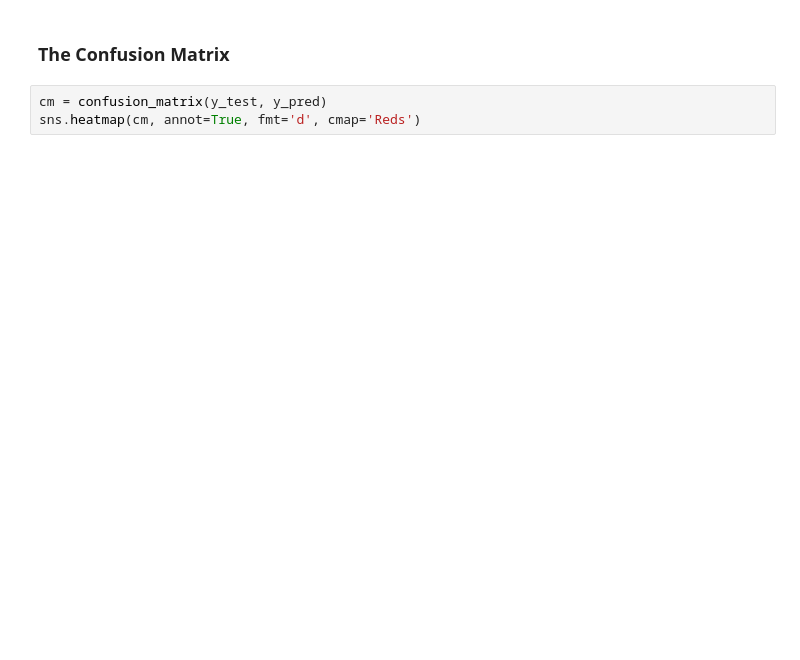
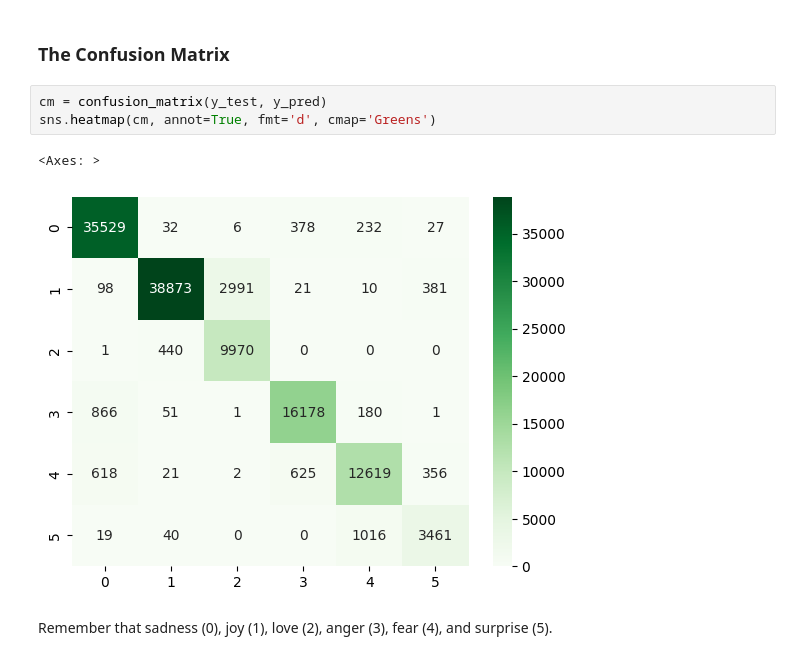
Before and after one commit to johnpospisil/emotion-classification-of-tweets, a Jupyter notebook: emotion-classification-of-tweets.ipynb, the cells around one changed output. Cells and saved outputs as stored; diff of their text form; blank space fills up the shorter version.

```diff
--- a/emotion-classification-of-tweets.ipynb
+++ b/emotion-classification-of-tweets.ipynb
@@ -384,4 +400,9 @@ y_pred = np.argmax(y_pred, axis=1)
 ### The Confusion Matrix
 # %%
 cm = confusion_matrix(y_test, y_pred)
-sns.heatmap(cm, annot=True, fmt='d', cmap='Reds')
+sns.heatmap(cm, annot=True, fmt='d', cmap='Greens')
+# %% [output]
+<Axes: >
+[figure, added]
+# %% [markdown]
+Remember that sadness (0), joy (1), love (2), anger (3), fear (4), and surprise (5).
```
Also changed, not shown: parts of 7 cells of this notebook.
